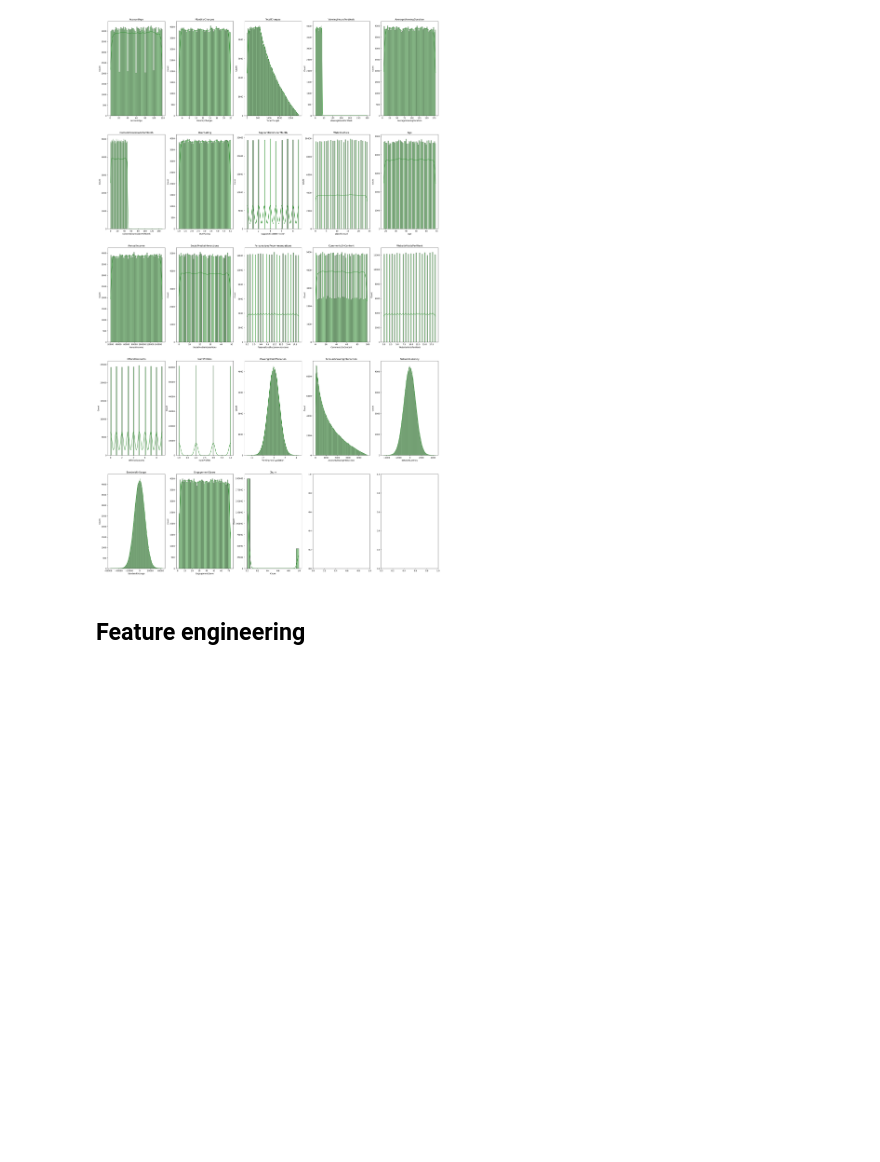
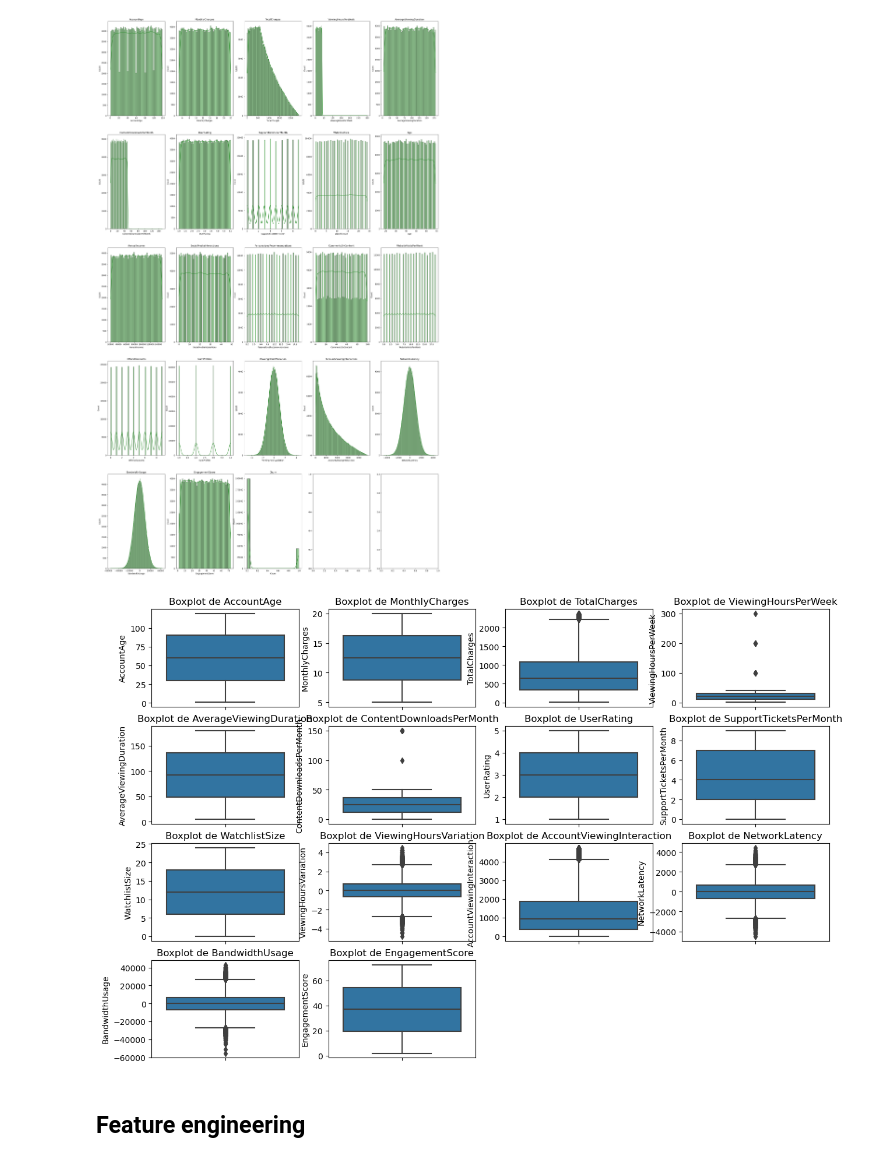
Before and after one commit to ochamodev/SL_Lab2_19001395_V, a Jupyter notebook: sl_lab2_19001395_V.ipynb, the cells around one changed output. Cells and saved outputs as stored; diff of their text form; code cells hidden in the pictures; blank space fills up the shorter version.

```diff
--- a/sl_lab2_19001395_V.ipynb
+++ b/sl_lab2_19001395_V.ipynb
@@ -247,6 +247,18 @@ for ax, col in zip(axes, plotDf.columns):
     ax.set_title(col)
 # %% [output]
 [figure]
+# %%
+numeric_columns = allDataDataFrameCopy.select_dtypes(include=['float64', 'int64']).columns
+
+plt.figure(figsize=(15, 10))
+for i, column in enumerate(numeric_columns, 1):
+    plt.subplot(4, 4, i)
+    sns.boxplot(data=allDataDataFrameCopy, y=column)
+    plt.title(f'Boxplot de {column}')
+
+plt.show()
+# %% [output]
+[figure, added]
 # %% [markdown]
 ## Feature engineering
 # %% [markdown]
```
Also changed, not shown: parts of 1 cell of this notebook.
